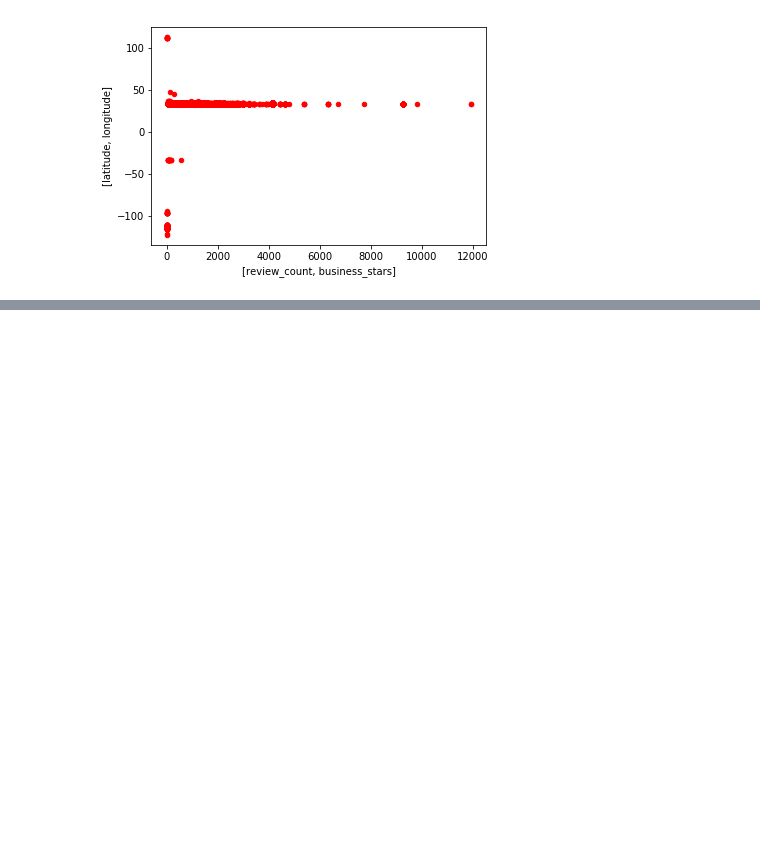
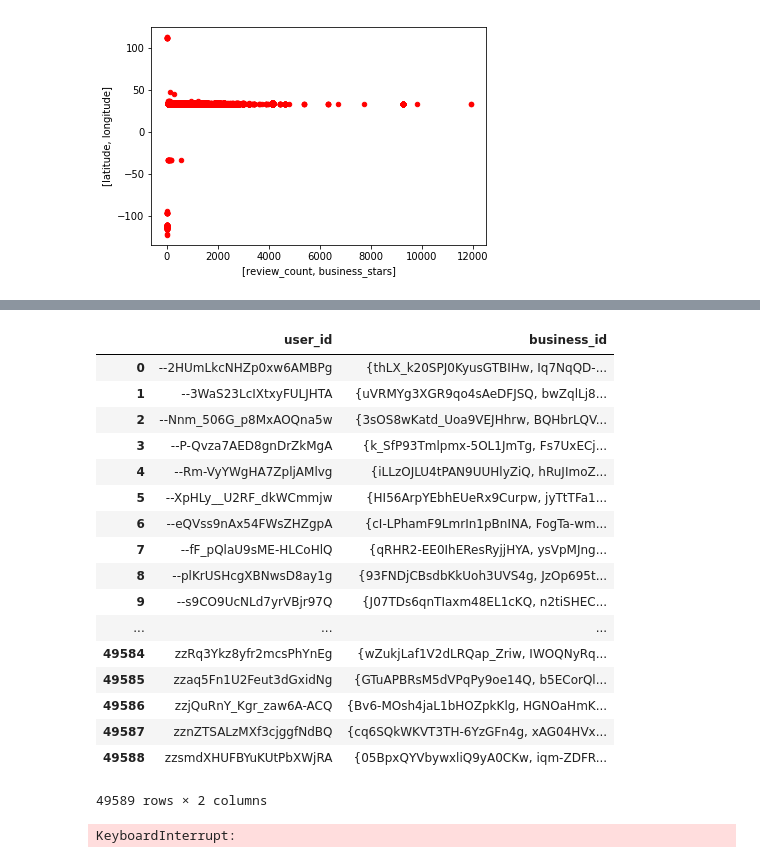
Before and after one commit to vijetha35/FriendsRecommendationForYelpUsers, a Jupyter notebook: Data_Cleaning.ipynb, the cells around one changed output, grey strips where cells are left out. Saved outputs shown, nothing was run; the diff lists cells and outputs as text; code cells hidden in the pictures; blank space fills up the shorter version.

```diff
--- a/Data_Cleaning.ipynb
+++ b/Data_Cleaning.ipynb
@@ -112,0 +138,23 @@ dataframe.plot(kind='scatter',x=['review_count','business_stars'],y=['latitude',
+# %%
+group_by_user  = dataframe.groupby(['user_id'])['business_id'].apply(set).to_frame().reset_index()
+# %%
+group_by_user
+# %% [output]
+|  | user_id | business_id |
+| 0 | --2HUmLkcNHZp0xw6AMBPg | {thLX_k20SPJ0KyusGTBIHw, Iq7NqQD-... |
+| 1 | --3WaS23LcIXtxyFULJHTA | {uVRMYg3XGR9qo4sAeDFJSQ, bwZqlLj8... |
+| 2 | --Nnm_506G_p8MxAOQna5w | {3sOS8wKatd_Uoa9VEJHhrw, BQHbrLQV... |
+| 3 | --P-Qvza7AED8gnDrZkMgA | {k_SfP93Tmlpmx-5OL1JmTg, Fs7UxECj... |
+| 4 | --Rm-VyYWgHA7ZpljAMlvg | {iLLzOJLU4tPAN9UUHlyZiQ, hRuJImoZ... |
+| 5 | --XpHLy__U2RF_dkWCmmjw | {HI56ArpYEbhEUeRx9Curpw, jyTtTFa1... |
+| 6 | --eQVss9nAx54FWsZHZgpA | {cI-LPhamF9LmrIn1pBnINA, FogTa-wm... |
+| 7 | --fF_pQlaU9sME-HLCoHlQ | {qRHR2-EE0IhEResRyjjHYA, ysVpMJng... |
+| 8 | --plKrUSHcgXBNwsD8ay1g | {93FNDjCBsdbKkUoh3UVS4g, JzOp695t... |
+| 9 | --s9CO9UcNLd7yrVBjr97Q | {J07TDs6qnTIaxm48EL1cKQ, n2tiSHEC... |
+| ... | ... | ... |
+| 49584 | zzRq3Ykz8yfr2mcsPhYnEg | {wZukjLaf1V2dLRQap_Zriw, IWOQNyRq... |
+| 49585 | zzaq5Fn1U2Feut3dGxidNg | {GTuAPBRsM5dVPqPy9oe14Q, b5ECorQl... |
+| 49586 | zzjQuRnY_Kgr_zaw6A-ACQ | {Bv6-MOsh4jaL1bHOZpkKlg, HGNOaHmK... |
+| 49587 | zznZTSALzMXf3cjggfNdBQ | {cq6SQkWKVT3TH-6YzGFn4g, xAG04HVx... |
+| 49588 | zzsmdXHUFBYuKUtPbXWjRA | {05BpxQYVbywxliQ9yA0CKw, iqm-ZDFR... |
+49589 rows × 2 columns
@@ -112,0 +164,10 @@ dataframe.plot(kind='scatter',x=['review_count','business_stars'],y=['latitude',
+# %%
+for id,user1 in group_by_user.iterrows():
+    for id2,user2 in group_by_user.iterrows():
+        if user1.user_id==user2.user_id:
+            continue
+        jaccard = len(user1.business_id & user2.business_id)
+        jaccard/= len(user1.business_id | user2.business_id)
+        user1_user2_jaccard = user1_user2_jaccard.append({'user1': user1.user_id, 'user2' :user2.user_id, 'jaccard' :jaccard}, ignore_index=True)
+# %% [output]
+KeyboardInterrupt:
```
Also changed, not shown: parts of 10 cells of this notebook.
